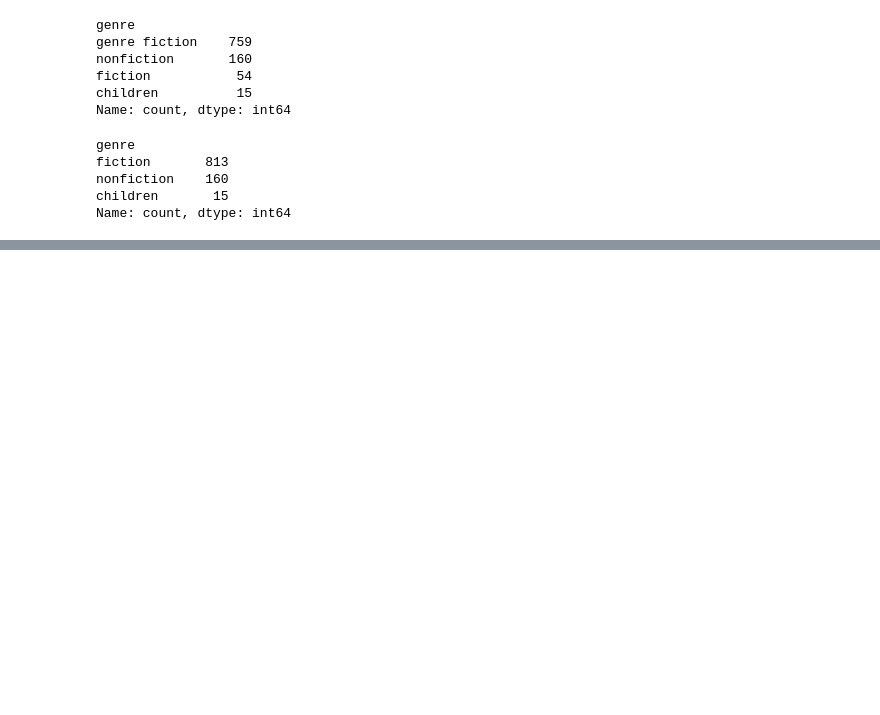
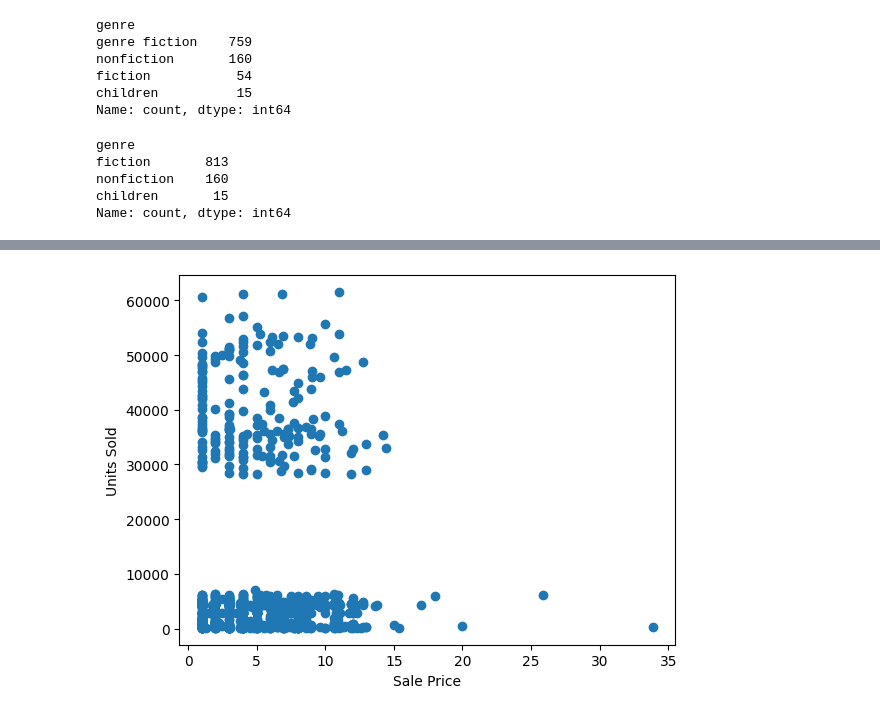
Before and after one commit to MarcioLuizBR/analiseDados_BookStore1, a Jupyter notebook: AnaliseBookStore.ipynb, the cells around one changed output, grey strips where cells are left out. Saved outputs shown, nothing was run; the diff lists cells and outputs as text; code cells hidden in the pictures; blank space fills up the shorter version.

```diff
--- a/AnaliseBookStore.ipynb
+++ b/AnaliseBookStore.ipynb
@@ -160,0 +192,6 @@ Name: count, dtype: int64
+# %%
+plt.scatter(df["sale price"], df["units sold"])
+plt.xlabel("Sale Price")
+plt.ylabel("Units Sold");
+# %% [output]
+[figure, added]
```
Also changed, not shown: parts of 7 cells of this notebook.
